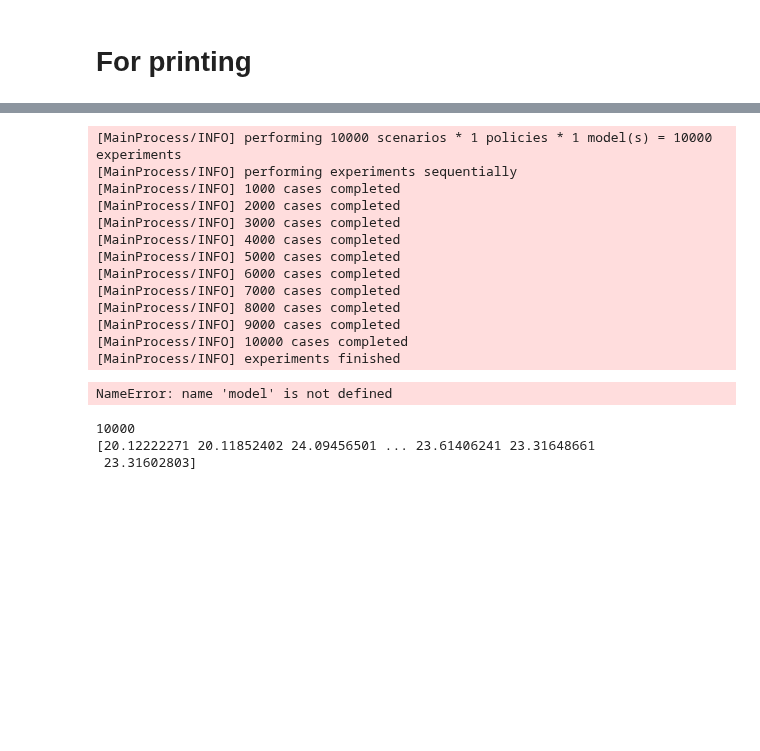
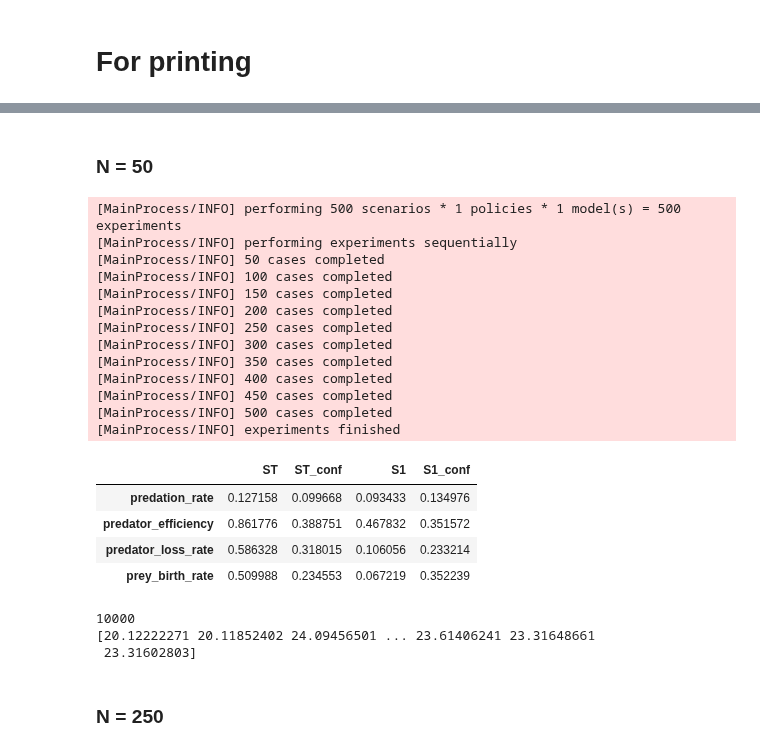
Before and after one commit to triple-capacho/EPA1361, a Jupyter notebook: Week 3-4 - vulnerability analysis/assignment 6 - sensitivity analysis.ipynb, the cells around one changed output, grey strips where cells are left out. Saved outputs shown, nothing was run; the diff lists cells and outputs as text; code cells hidden in the pictures; blank space fills up the shorter version.

```diff
--- a/Week 3-4 - vulnerability analysis/assignment 6 - sensitivity analysis.ipynb
+++ b/Week 3-4 - vulnerability analysis/assignment 6 - sensitivity analysis.ipynb
@@ -206,25 +269,26 @@ sm.graphics.plot_partregress('predators', 'predation_rate', ['predator_efficienc
+# %% [markdown]
+### N = 50
 # %%
 from SALib.analyze import sobol
 from ema_workbench.em_framework.salib_samplers import get_SALib_problem
 
 with SequentialEvaluator(py_model) as evaluator:
-    sa_results = evaluator.perform_experiments(scenarios=1000,
+    sa_results = evaluator.perform_experiments(scenarios = 50 ,
                                                uncertainty_sampling='sobol')
 # %% [output]
-[MainProcess/INFO] performing 10000 scenarios * 1 policies * 1 model(s) = 10000 experiments
+[MainProcess/INFO] performing 500 scenarios * 1 policies * 1 model(s) = 500 experiments
 [MainProcess/INFO] performing experiments sequentially
-[MainProcess/INFO] 1000 cases completed
-[MainProcess/INFO] 2000 cases completed
-[MainProcess/INFO] 3000 cases completed
-[MainProcess/INFO] 4000 cases completed
-[MainProcess/INFO] 5000 cases completed
-[MainProcess/INFO] 6000 cases completed
-[MainProcess/INFO] 7000 cases completed
-[MainProcess/INFO] 8000 cases completed
-[MainProcess/INFO] 9000 cases completed
-[MainProcess/INFO] 10000 cases completed
+[MainProcess/INFO] 50 cases completed
+[MainProcess/INFO] 100 cases completed
+[MainProcess/INFO] 150 cases completed
+[MainProcess/INFO] 200 cases completed
+[MainProcess/INFO] 250 cases completed
+[MainProcess/INFO] 300 cases completed
+[MainProcess/INFO] 350 cases completed
+[MainProcess/INFO] 400 cases completed
+[MainProcess/INFO] 450 cases completed
+[MainProcess/INFO] 500 cases completed
 [MainProcess/INFO] experiments finished
-NameError: name 'model' is not defined
 # %%
 experiments, outcomes = sa_results
 outcomes = {key:outcomes[key][:,0,:] for key in outcomes.keys()}
@@ -231 +297,14 @@ outcomes = {key:outcomes[key][:,0,:] for key in outcomes.keys()}
+# %%
+Si = sobol.analyze(problem, outcomes['prey'][:,-1],
+                   calc_second_order=True, print_to_console=False)
+# %%
+Si_filter = {k:Si[k] for k in ['ST','ST_conf','S1','S1_conf']}
+Si_df = pd.DataFrame(Si_filter, index = problem['names'])
+Si_df
+# %% [output]
+|  | ST | ST_conf | S1 | S1_conf |
+| predation_rate | 0.127158 | 0.099668 | 0.093433 | 0.134976 |
+| predator_efficiency | 0.861776 | 0.388751 | 0.467832 | 0.351572 |
+| predator_loss_rate | 0.586328 | 0.318015 | 0.106056 | 0.233214 |
+| prey_birth_rate | 0.509988 | 0.234553 | 0.067219 | 0.352239 |
 # %%
@@ -242,3 +320,5 @@ Si = sobol.analyze(problem, new_array,
 10000
 [20.12222271 20.11852402 24.09456501 ... 23.61406241 23.31648661
  23.31602803]
+# %% [markdown]
+### N = 250
```
Also changed, not shown: parts of 28 cells of this notebook.
